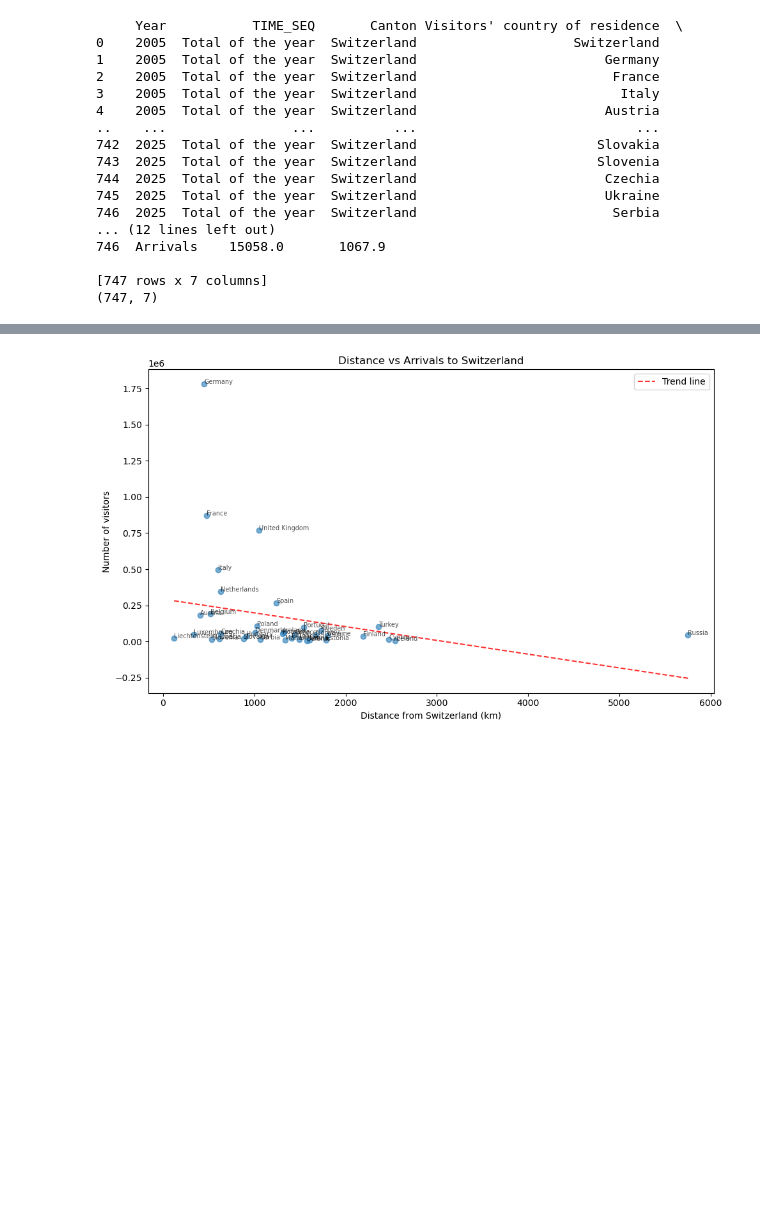
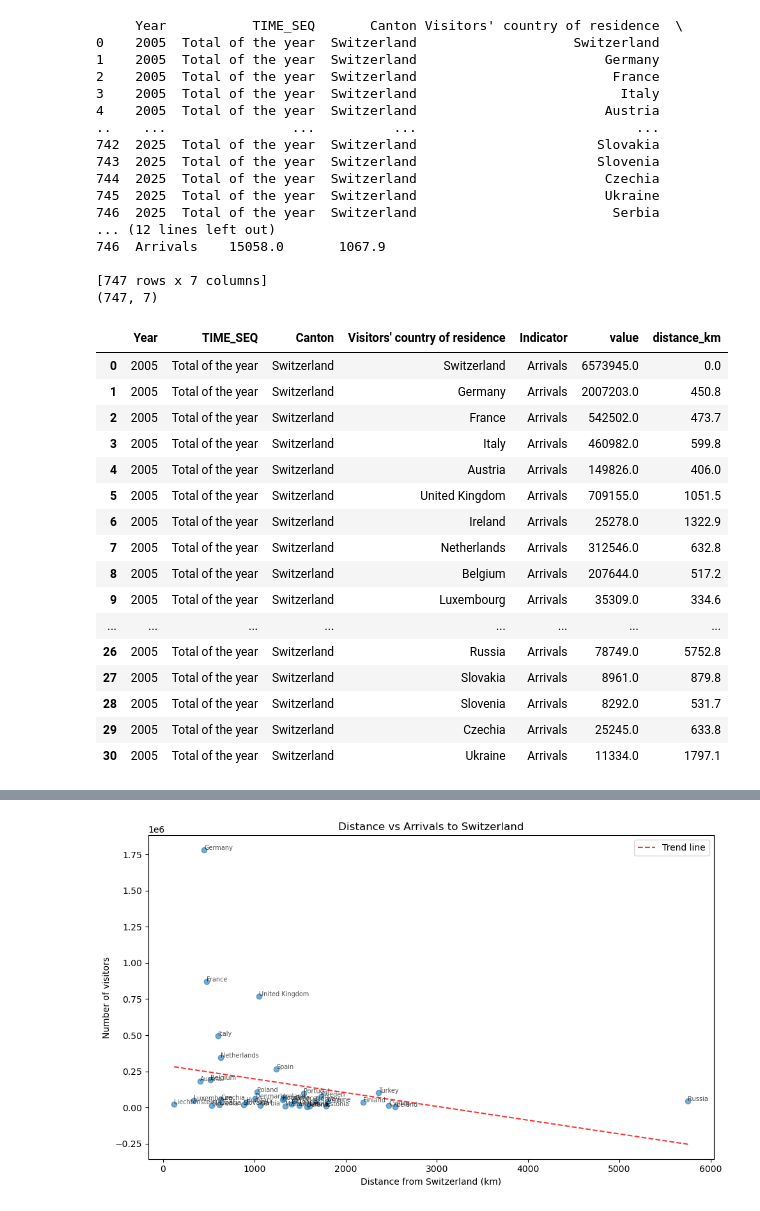
Before and after one commit to com-480-data-visualization/EUFLOW, a Jupyter notebook: Further_Analysis_Switzerland.ipynb, the cells around one changed output, grey strips where cells are left out. Drawn from its saved outputs; the diff is of its cells as text; code cells hidden in the pictures; blank space fills up the shorter version.

```diff
--- a/Further_Analysis_Switzerland.ipynb
+++ b/Further_Analysis_Switzerland.ipynb
@@ -844,3 +844,23 @@ print(merged.shape)
 
 [747 rows x 7 columns]
 (747, 7)
+# %%
+merged[merged["Year"]=="2005"]
+# %% [output]
+|  | Year | TIME_SEQ | Canton | Visitors' country of residence | Indicator | value | distance_km |
+| 0 | 2005 | Total of the year | Switzerland | Switzerland | Arrivals | 6573945.0 | 0.0 |
+| 1 | 2005 | Total of the year | Switzerland | Germany | Arrivals | 2007203.0 | 450.8 |
+| 2 | 2005 | Total of the year | Switzerland | France | Arrivals | 542502.0 | 473.7 |
+| 3 | 2005 | Total of the year | Switzerland | Italy | Arrivals | 460982.0 | 599.8 |
+| 4 | 2005 | Total of the year | Switzerland | Austria | Arrivals | 149826.0 | 406.0 |
+| 5 | 2005 | Total of the year | Switzerland | United Kingdom | Arrivals | 709155.0 | 1051.5 |
+| 6 | 2005 | Total of the year | Switzerland | Ireland | Arrivals | 25278.0 | 1322.9 |
+| 7 | 2005 | Total of the year | Switzerland | Netherlands | Arrivals | 312546.0 | 632.8 |
+| 8 | 2005 | Total of the year | Switzerland | Belgium | Arrivals | 207644.0 | 517.2 |
+| 9 | 2005 | Total of the year | Switzerland | Luxembourg | Arrivals | 35309.0 | 334.6 |
+| ... | ... | ... | ... | ... | ... | ... | ... |
+| 26 | 2005 | Total of the year | Switzerland | Russia | Arrivals | 78749.0 | 5752.8 |
+| 27 | 2005 | Total of the year | Switzerland | Slovakia | Arrivals | 8961.0 | 879.8 |
+| 28 | 2005 | Total of the year | Switzerland | Slovenia | Arrivals | 8292.0 | 531.7 |
+| 29 | 2005 | Total of the year | Switzerland | Czechia | Arrivals | 25245.0 | 633.8 |
+| 30 | 2005 | Total of the year | Switzerland | Ukraine | Arrivals | 11334.0 | 1797.1 |
```
Also changed, not shown: parts of 18 cells of this notebook, 7 other files.
